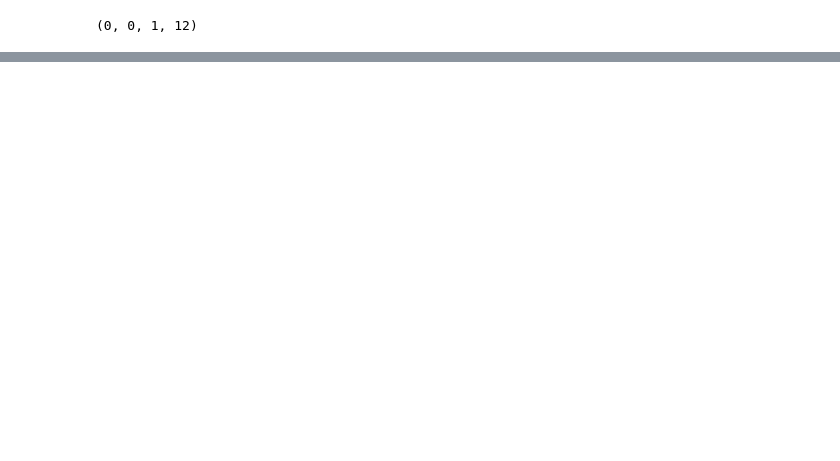
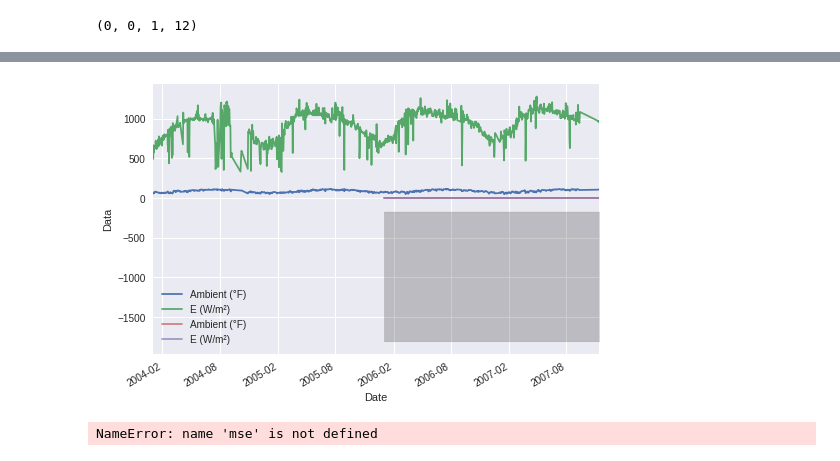
Before and after one commit to ift540-PVAZ/PVAZ, a Jupyter notebook: Time Series/Forecast.ipynb, the cells around one changed output, grey strips where cells are left out. Saved outputs shown, nothing was run; the diff lists cells and outputs as text; code cells hidden in the pictures; blank space fills up the shorter version.

```diff
--- a/Time Series/Forecast.ipynb
+++ b/Time Series/Forecast.ipynb
@@ -366,0 +407,10 @@ mse_ir = mean_squared_error(truth_var_ir, forcast_var_ir)
+# %%
+ax = df_train["2004":].plot(label="observed")
+pred_df.predicted_mean.plot(ax=ax, label="One step ahead forecast",alpha=0.7)
+ax.fill_between(pred_ci_df.index,pred_ci_df.iloc[:,0],pred_ci_df.iloc[:,1],color="k",alpha=0.2)
+ax.set_xlabel("Date")
+ax.set_ylabel("Data")
+plt.legend()
+plt.show()
+# %% [output]
+[figure, added]
@@ -366,0 +431,4 @@ mse_ir = mean_squared_error(truth_var_ir, forcast_var_ir)
+# %%
+mse
+# %% [output]
+NameError: name 'mse' is not defined
```
Also changed, not shown: parts of 34 cells of this notebook.
